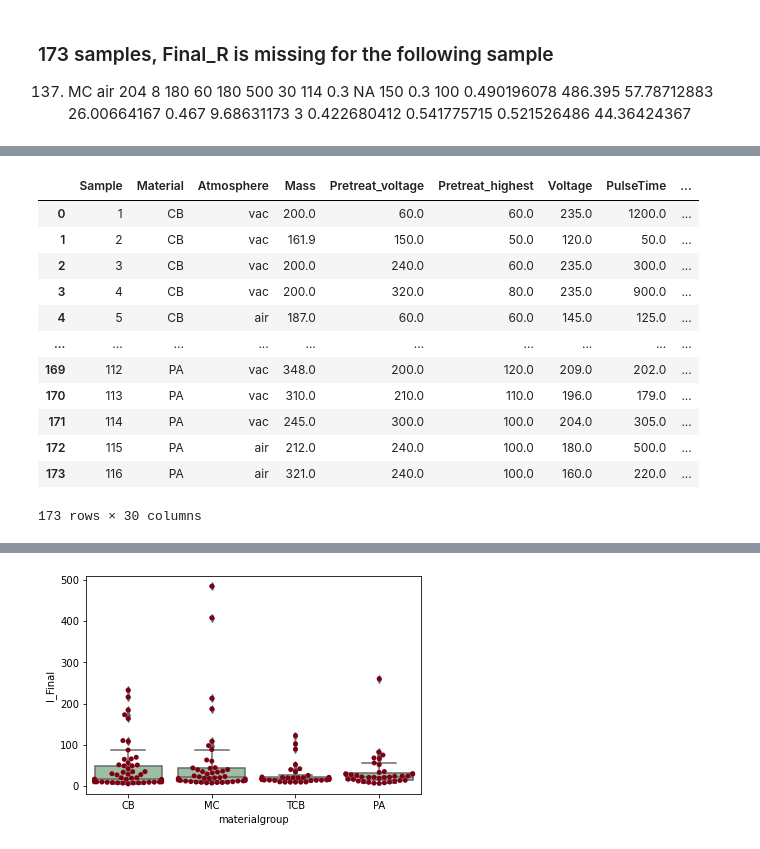
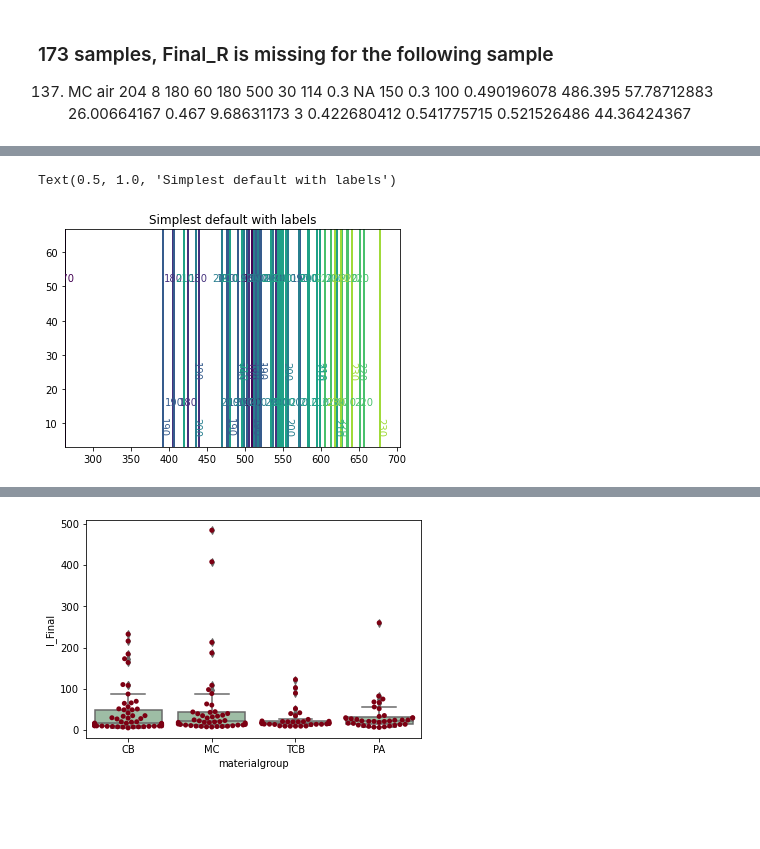
Before and after one commit to sattarik/Flash_Joule_Heating, a Jupyter notebook: RegressionAndPD_Porxyproperties_76test_80train_working.ipynb, the cells around one changed output, grey strips where cells are left out. Saved outputs shown, nothing was run; the diff lists cells and outputs as text; code cells hidden in the pictures; blank space fills up the shorter version.

```diff
--- a/RegressionAndPD_Porxyproperties_76test_80train_working.ipynb
+++ b/RegressionAndPD_Porxyproperties_76test_80train_working.ipynb
@@ -448,16 +477,22 @@ charge density for group TCB is 319.81081081081084
-# %%
-df_nothotenc
-# %% [output]
-|  | Sample | Material | Atmosphere | Mass | Pretreat_voltage | Pretreat_highest | Voltage | PulseTime | ... |
-| 0 | 1 | CB | vac | 200.0 | 60.0 | 60.0 | 235.0 | 1200.0 | ... |
-| 1 | 2 | CB | vac | 161.9 | 150.0 | 50.0 | 120.0 | 50.0 | ... |
-| 2 | 3 | CB | vac | 200.0 | 240.0 | 60.0 | 235.0 | 300.0 | ... |
-| 3 | 4 | CB | vac | 200.0 | 320.0 | 80.0 | 235.0 | 900.0 | ... |
-| 4 | 5 | CB | air | 187.0 | 60.0 | 60.0 | 145.0 | 125.0 | ... |
-| ... | ... | ... | ... | ... | ... | ... | ... | ... | ... |
-| 169 | 112 | PA | vac | 348.0 | 200.0 | 120.0 | 209.0 | 202.0 | ... |
-| 170 | 113 | PA | vac | 310.0 | 210.0 | 110.0 | 196.0 | 179.0 | ... |
-| 171 | 114 | PA | vac | 245.0 | 300.0 | 100.0 | 204.0 | 305.0 | ... |
-| 172 | 115 | PA | air | 212.0 | 240.0 | 100.0 | 180.0 | 500.0 | ... |
-| 173 | 116 | PA | air | 321.0 | 240.0 | 100.0 | 160.0 | 220.0 | ... |
-173 rows × 30 columns
+# %%
+# plot two values by fixing the third value
+# NOT WORKING, YET
+I_Max_MC = df_currenttime['I_Max'][df_currenttime['materialgroup']=='MC']
+I_Max_MC = np.array(I_Max_MC)
+Graphene_yield_MC = df_currenttime['Graphene_Yield'][df_currenttime['materialgroup']=='MC']
+Graphene_yield_MC = np.array(Graphene_yield_MC)
+
+X, Y = np.meshgrid(I_Max_MC, Graphene_yield_MC)
+
+
+Voltage_MC =  (df_currenttime['Voltage'][df_currenttime['materialgroup']=='MC'])
+Z, _= np.meshgrid(Voltage_MC, Voltage_MC)
+
+fig, ax = plt.subplots()
+CS = ax.contour(X, Y, Z)
+ax.clabel(CS, inline=True, fontsize=10)
+ax.set_title('Simplest default with labels')
+#plt.savefig('contour.png', dpi=300)
+# %% [output]
+Text(0.5, 1.0, 'Simplest default with labels')
+[figure, added]
```
Also changed, not shown: parts of 15 cells of this notebook, 13 other files.
